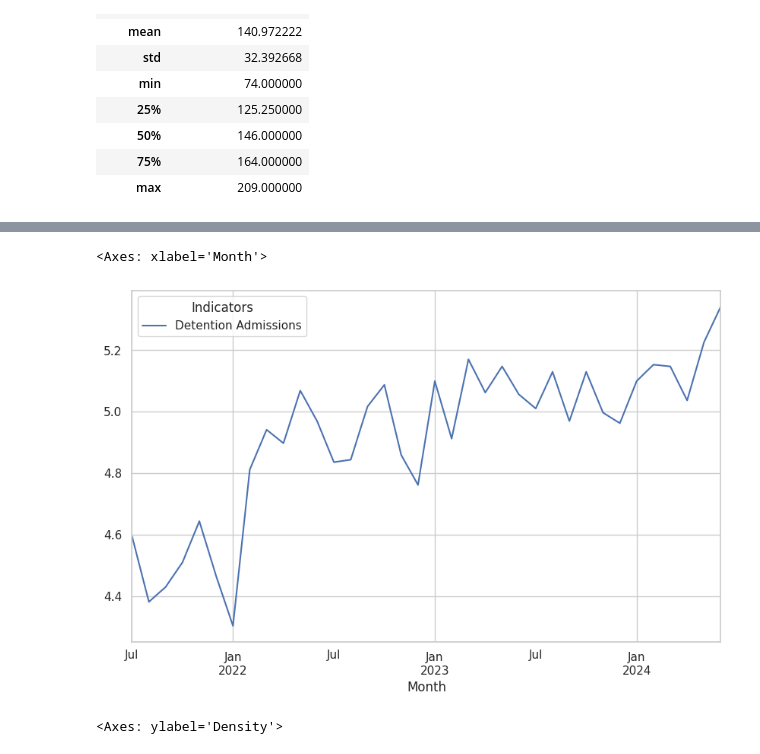
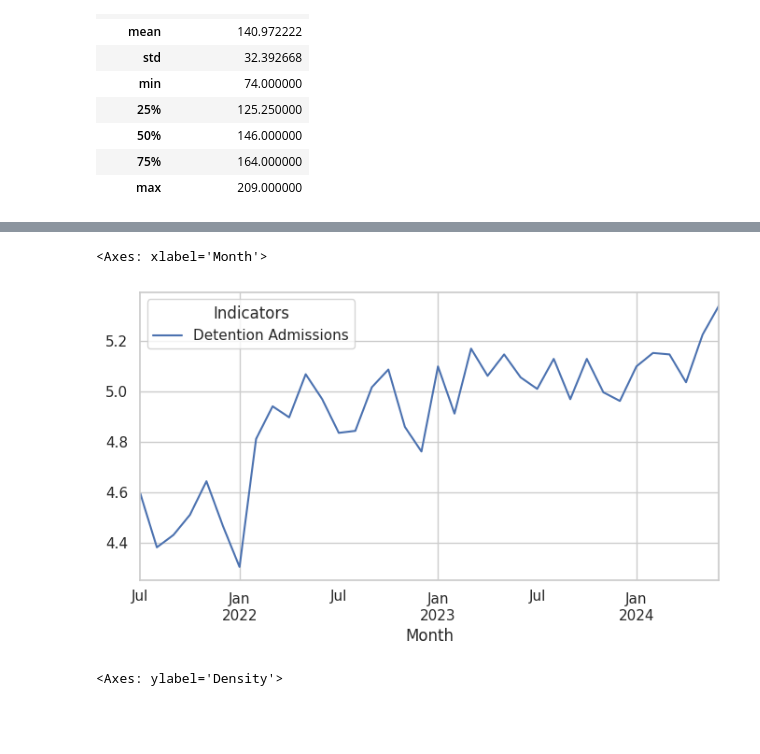
Before and after one commit to WilliamHallPortfolio/ACS_Juvenile_Justice_Project, a Jupyter notebook: ACS Flash Report Project.ipynb, the cells around one changed output, grey strips where cells are left out. Drawn from its saved outputs; the diff is of its cells as text; code cells hidden in the pictures; blank space fills up the shorter version.

```diff
--- a/ACS Flash Report Project.ipynb
+++ b/ACS Flash Report Project.ipynb
@@ -299,11 +299,11 @@ data.plot(figsize=(10,6))
 # %%
 # Applying the log of past values to control the varience across time
 import numpy as np
 data = np.log(data)
-data.plot(figsize=(10,6))
+data.plot(figsize=(8,4))
 # %% [output]
 <Axes: xlabel='Month'>
-[figure, old version]
+[figure, new version]
 # %%
 # Checking distribution
 sns.distplot(data)
```
Also changed, not shown: parts of 28 cells of this notebook.
